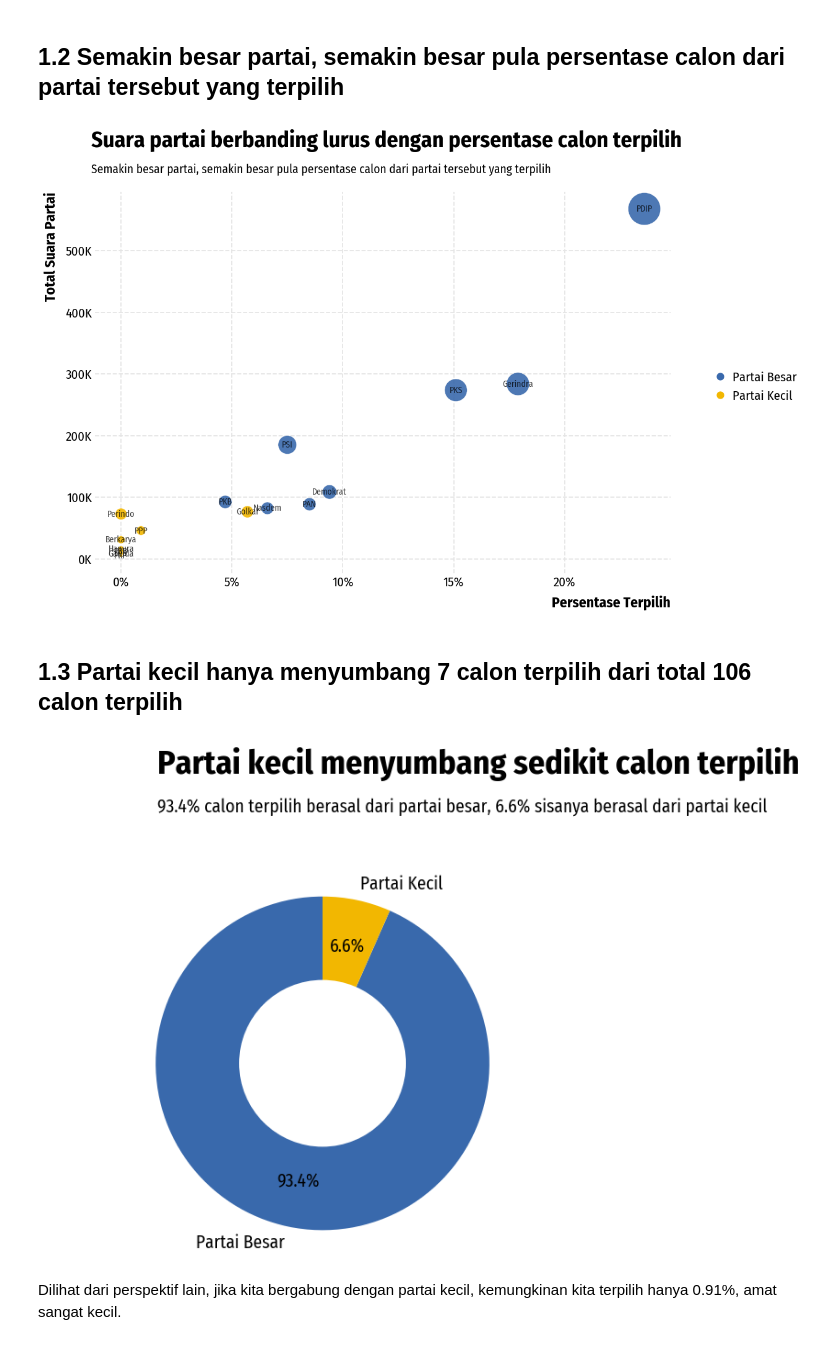
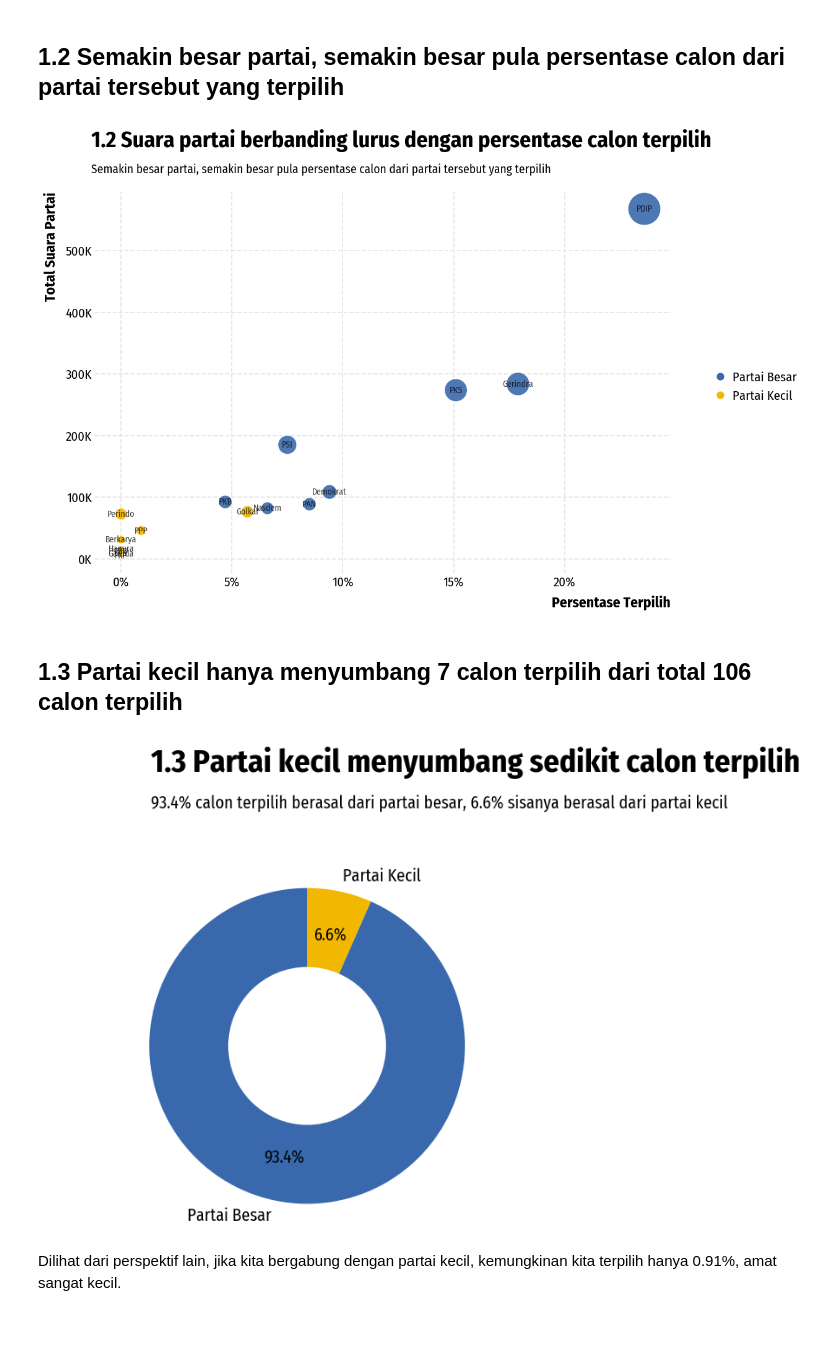
Before and after one commit to danjelito/pemilu-dki-2019, a Jupyter notebook: src/report.ipynb, the cells around one changed output. Drawn from its saved outputs; the diff is of its cells as text; code cells hidden in the pictures.

```diff
--- a/src/report.ipynb
+++ b/src/report.ipynb
@@ -180,7 +186,7 @@ with warnings.catch_warnings():
     )
 opinionated.add_legend(title="")
 opinionated.set_title_and_suptitle(
-    "Suara partai berbanding lurus dengan persentase calon terpilih",
+    "1.2 Suara partai berbanding lurus dengan persentase calon terpilih",
     "Semakin besar partai, semakin besar pula persentase calon dari partai tersebut yang terpilih",
 )
 module.label_point(
@@ -200,7 +206,7 @@ with warnings.catch_warnings():
 
 plt.show()
 # %% [output]
-[figure, old version]
+[figure, new version]
 # %% [markdown]
 ## 1.3 Partai kecil hanya menyumbang 7 calon terpilih dari total 106 calon terpilih
 # %%
@@ -216,12 +222,12 @@ data_partai_per_ukuran = (data_partai_full
 # %%
 module.create_donut(
     data_partai_per_ukuran["Persentase Terpilih"],
     data_partai_per_ukuran["Ukuran Partai"],
-    "Partai kecil menyumbang sedikit calon terpilih",
+    "1.3 Partai kecil menyumbang sedikit calon terpilih",
     "93.4% calon terpilih berasal dari partai besar, 6.6% sisanya berasal dari partai kecil",
 )
 # %% [output]
-[figure, old version]
+[figure, new version]
 # %% [markdown]
 Dilihat dari perspektif lain, jika kita bergabung dengan partai kecil, kemungkinan kita terpilih hanya 0.91%, amat sangat kecil.
 # %%
```
Also changed, not shown: parts of 7 cells of this notebook, 1 other file.
